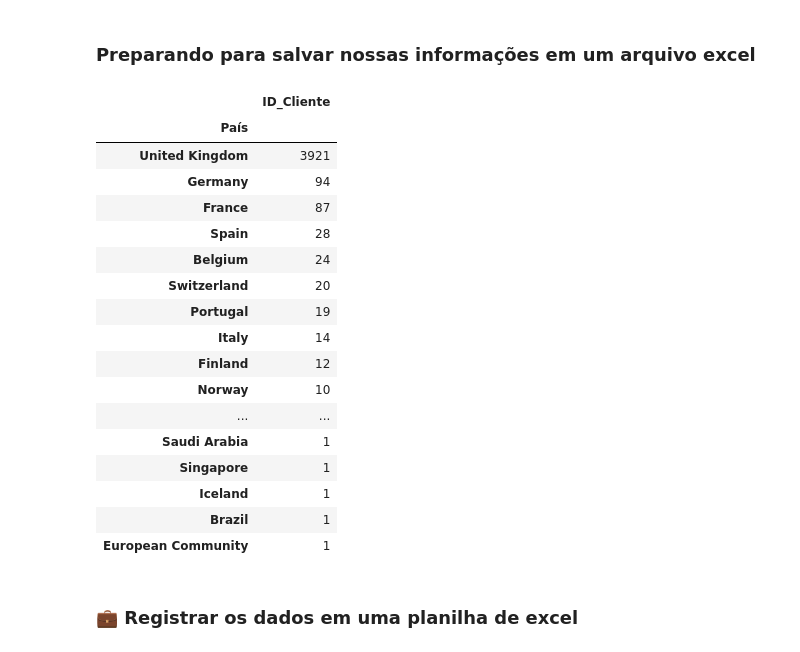
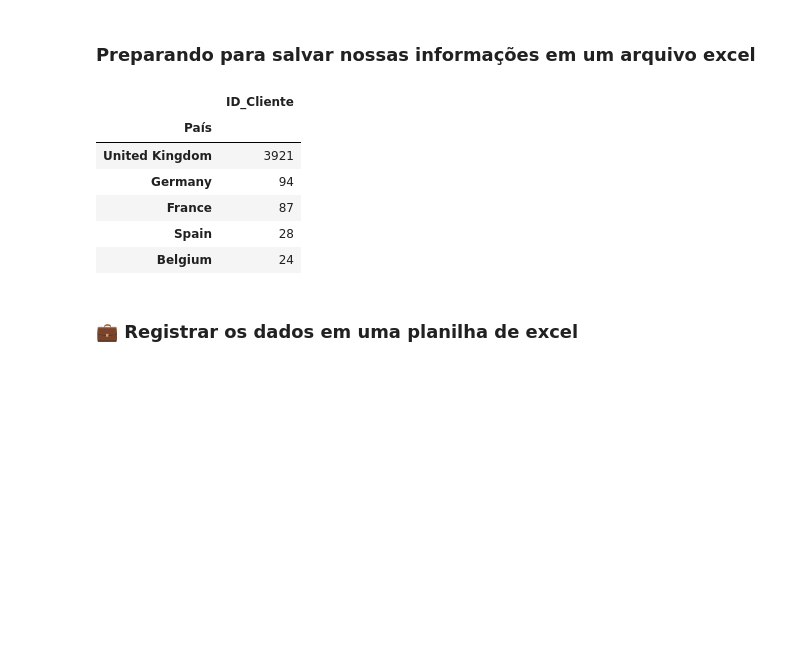
Before and after one commit to guilhermeacosta/ProjetoETL, a Jupyter notebook: Projeto_ETL.ipynb, the cells around one changed output. Drawn from its saved outputs; the diff is of its cells as text; code cells hidden in the pictures; blank space fills up the shorter version.

```diff
--- a/Projeto_ETL.ipynb
+++ b/Projeto_ETL.ipynb
@@ -188,27 +183,16 @@ clientes_valor_medio = clientes_df.groupby('ID_Cliente').mean()
 # %%
 paises_df = data.filter(items=['País', 'ID_Cliente'])
 paises_df = paises_df.drop_duplicates('ID_Cliente')
 paises_por_numero_de_clientes = paises_df.groupby('País').count().sort_values(by='ID_Cliente', ascending= False)
-paises_por_numero_de_clientes.head(40)
+paises_por_numero_de_clientes.head()
 # %% [output]
 |  | ID_Cliente |
 | País |  |
 | United Kingdom | 3921 |
 | Germany | 94 |
 | France | 87 |
 | Spain | 28 |
 | Belgium | 24 |
-| Switzerland | 20 |
-| Portugal | 19 |
-| Italy | 14 |
-| Finland | 12 |
-| Norway | 10 |
-| ... | ... |
-| Saudi Arabia | 1 |
-| Singapore | 1 |
-| Iceland | 1 |
-| Brazil | 1 |
-| European Community | 1 |
 # %% [markdown]
 ### 💼 Registrar os dados em uma planilha de excel
 # %%
```
Also changed, not shown: parts of 1 cell of this notebook.
